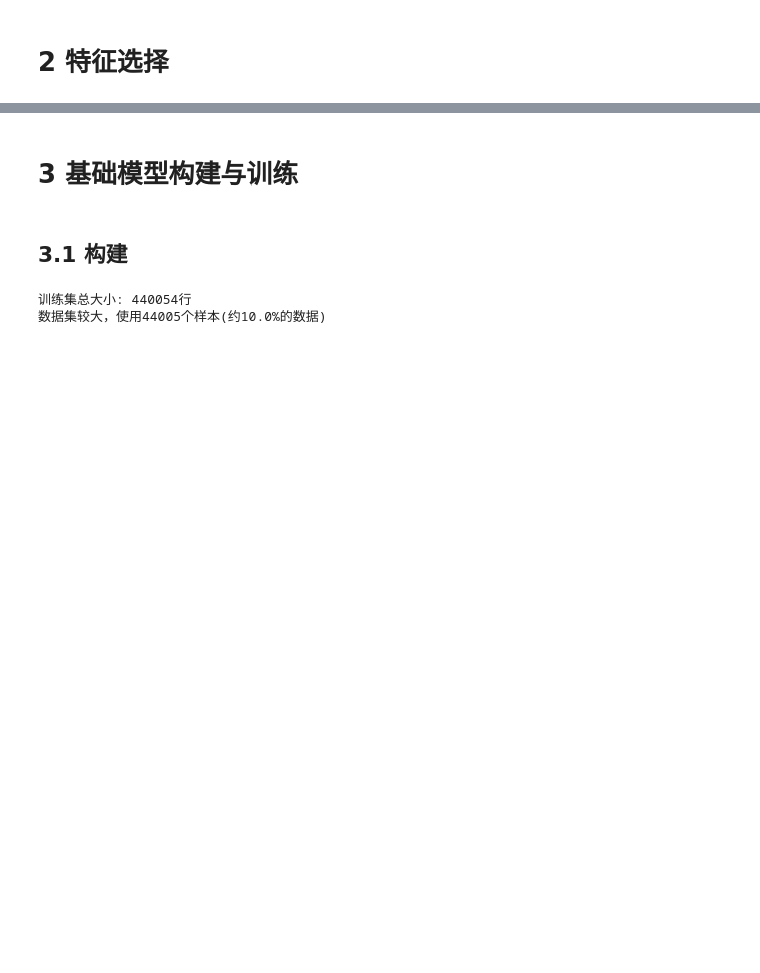
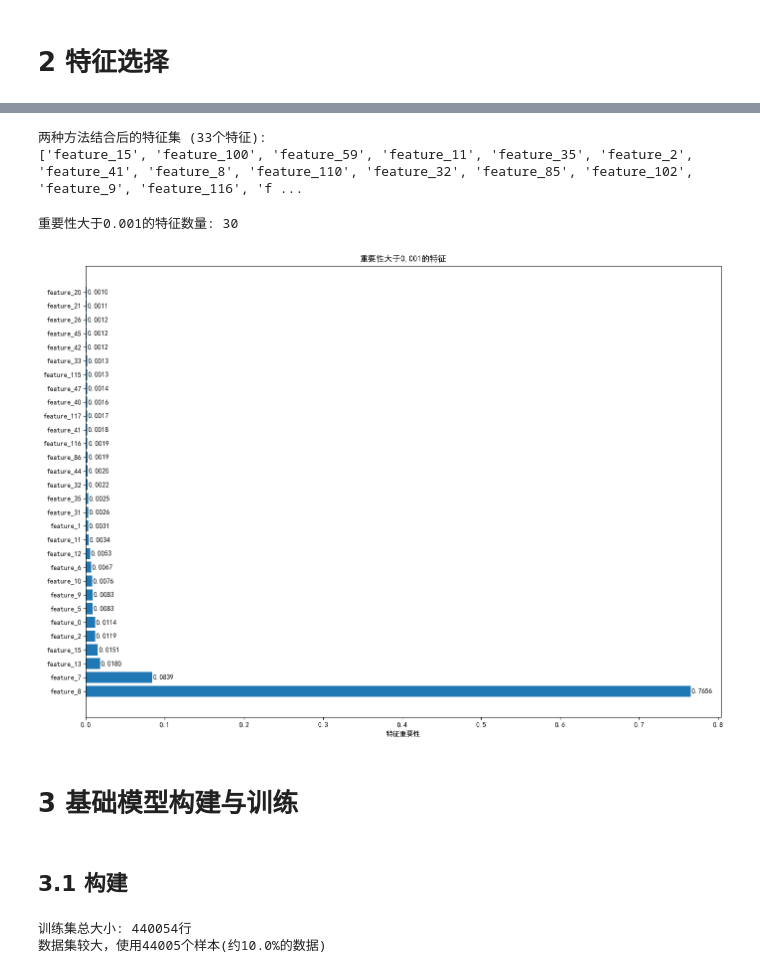
Before and after one commit to PinmogeJoshua/simple-mixrec, a Jupyter notebook: notebooks/models_train.ipynb, the cells around one changed output, grey strips where cells are left out. Drawn from its saved outputs; the diff is of its cells as text; code cells hidden in the pictures; blank space fills up the shorter version.

```diff
--- a/notebooks/models_train.ipynb
+++ b/notebooks/models_train.ipynb
@@ -260,0 +230,14 @@ plt.savefig('../outputs/visualization/feature_selection/pca_variance.png')
+# %%
+# 方法2：使用统计方法 - 互信息（非常快速）
+print("\n\n使用互信息法评估特征...")
+from sklearn.feature_selection import mutual_info_regression
+
+# 计算互信息
+mi_scores = mutual_info_regression(X_sample, y_sample, random_state=42)
+mi_indices = np.argsort(mi_scores)[::-1]
+
+# 选择前N个特征
+mi_top_features = [feature_names[i] for i in mi_indices[:N]]
+print(f"\n互信息选择的前{N}个特征:")
+for i, feature in enumerate(mi_top_features):
+    print(f"{i+1}. {feature} (MI分数: {mi_scores[mi_indices[i]]:.4f})")
@@ -261,3 +262,40 @@ plt.savefig('../outputs/visualization/feature_selection/pca_variance.png')
+# %%
+# 方法3：结合两种方法的结果
+combined_features = list(set(top_features) | set(mi_top_features))
+print(f"\n两种方法结合后的特征集 ({len(combined_features)}个特征):")
+print(combined_features)
+# %% [output]
+两种方法结合后的特征集 (33个特征):
+['feature_15', 'feature_100', 'feature_59', 'feature_11', 'feature_35', 'feature_2', 'feature_41', 'feature_8', 'feature_110', 'feature_32', 'feature_85', 'feature_102', 'feature_9', 'feature_116', 'f ...
+# %%
+import matplotlib as mpl
+mpl.rcParams['font.family'] = 'SimHei'  # 或其他支持中文的字体
+mpl.rcParams['axes.unicode_minus'] = False  # 解决负号'-'显示为方块的问题
+# %%
+threshold = 0.001  # 设置一个合理的阈值
+significant_indices = [i for i in indices_sorted if importances[i] > threshold]
+significant_features = [feature_names[i] for i in significant_indices]
+significant_importances = [importances[i] for i in significant_indices]
+
+print(f"\n重要性大于{threshold}的特征数量: {len(significant_features)}")
+
+if len(significant_features) > 0:
+    plt.figure(figsize=(14, min(10, len(significant_features)*0.4)))
+    plt.barh(range(len(significant_features)), significant_importances, align='center')
+    plt.yticks(range(len(significant_features)), significant_features)
+    plt.xlabel('特征重要性')
+    plt.title(f'重要性大于{threshold}的特征')
+
+    # 添加数值标签
+    for i, v in enumerate(significant_importances):
+        plt.text(v + 0.001, i, f'{v:.4f}', va='center')
+
+    plt.tight_layout()
+    plt.savefig('../outputs/visualization/significant_features.png', dpi=300)
+    plt.show()
+# %% [output]
+重要性大于0.001的特征数量: 30
+[figure, added]
 # %% [markdown]
 # 3 基础模型构建与训练
 # %%
```
Also changed, not shown: parts of 66 cells of this notebook, 9 other files.
